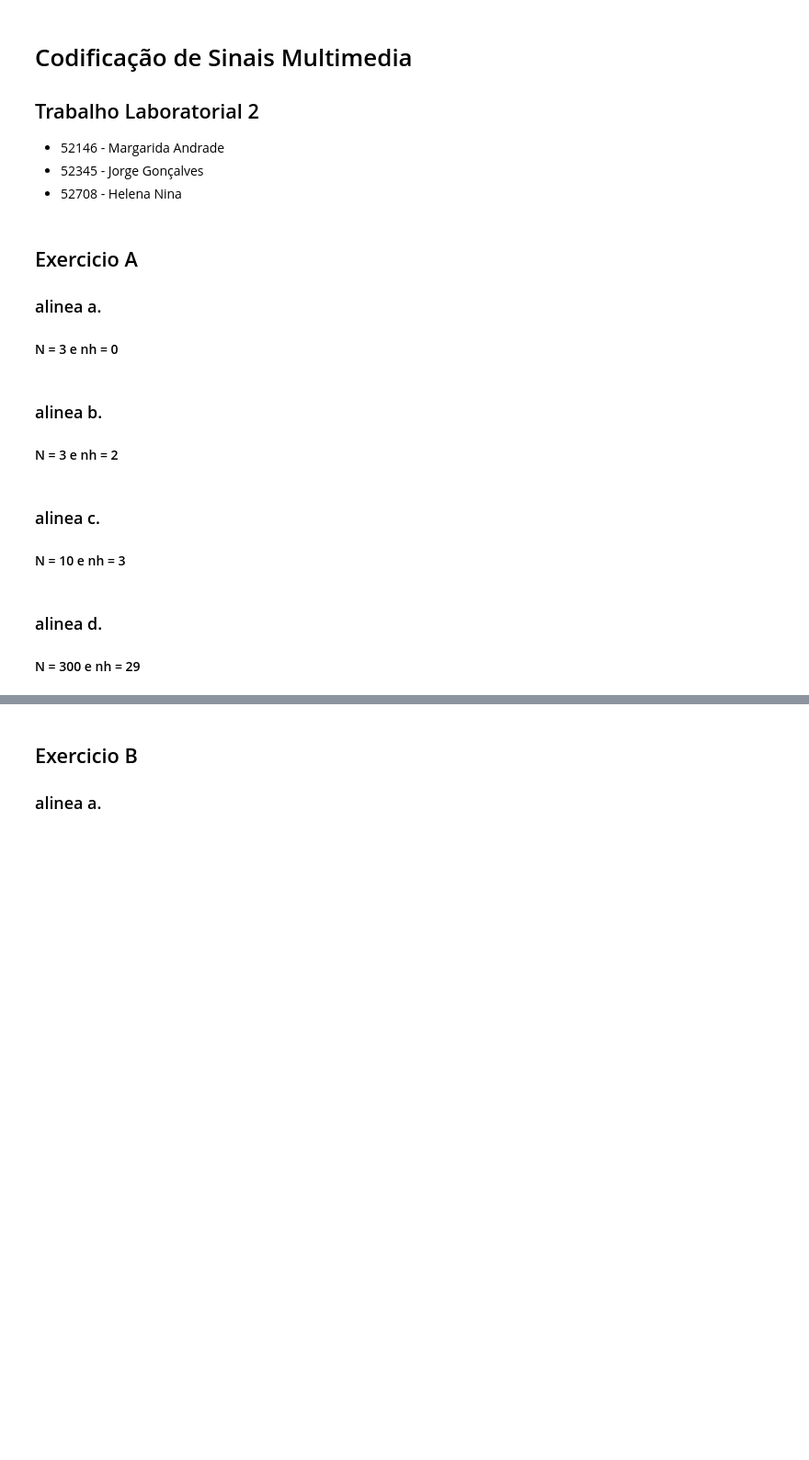
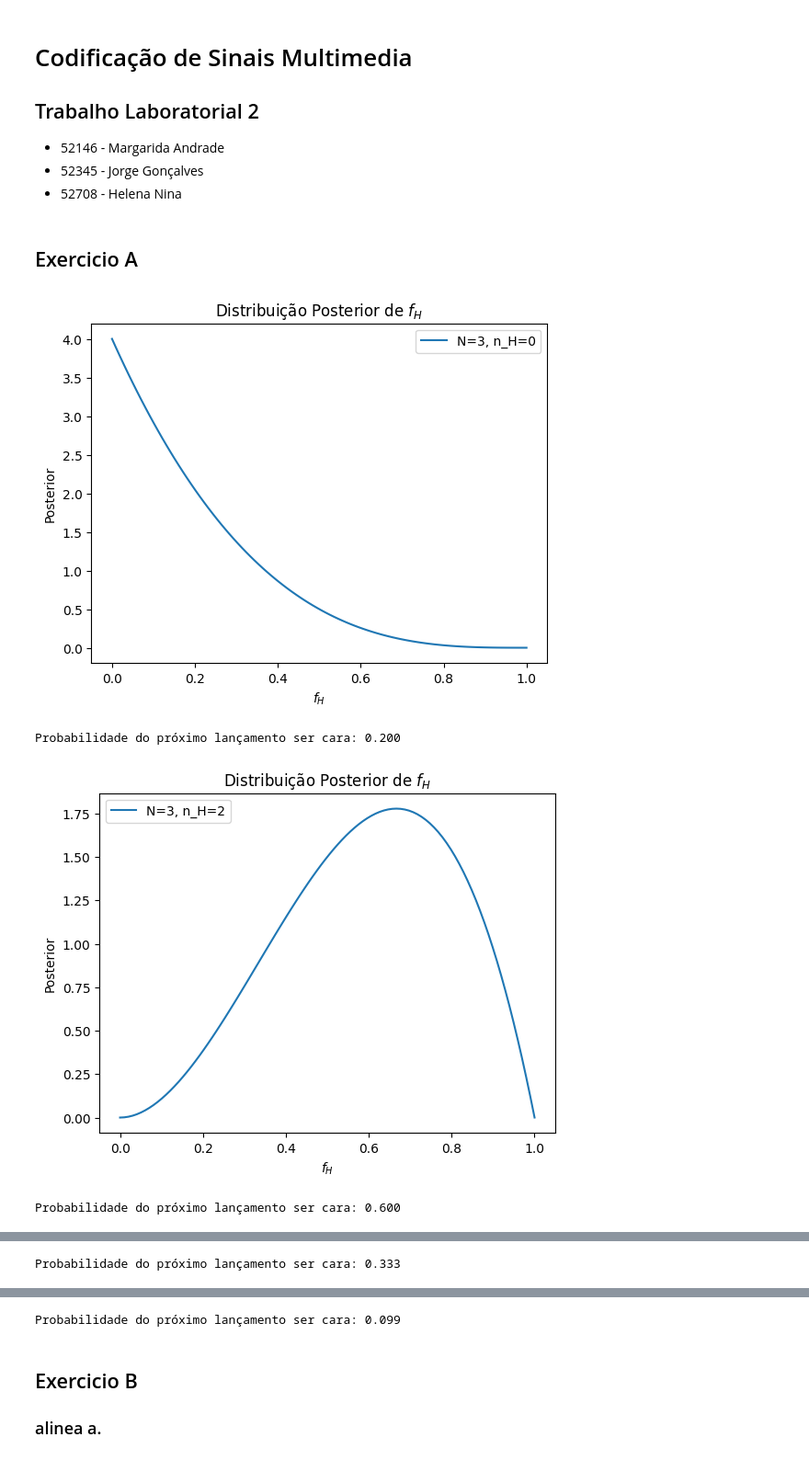
Before and after one commit to Djorgiii/Semestre3, a Jupyter notebook: Semestre4/csm/tp2/tp2.ipynb, the cells around one changed output, grey strips where cells are left out. Shown at 92% size. Cells and saved outputs as stored; diff of their text form; code cells hidden in the pictures; blank space fills up the shorter version.

```diff
--- a/Semestre4/csm/tp2/tp2.ipynb
+++ b/Semestre4/csm/tp2/tp2.ipynb
@@ -9,13 +12,30 @@
 # %% [markdown]
 ## Exercicio A
-### alinea a.
-#### N = 3 e nh = 0
-# %% [markdown]
-### alinea b.
-#### N = 3 e nh = 2
-# %% [markdown]
-### alinea c.
-#### N = 10 e nh = 3
-# %% [markdown]
-### alinea d.
-#### N = 300 e nh = 29
+# %%
+import numpy as np
+import matplotlib.pyplot as plt
+from scipy.stats import beta
+
+def plot_posterior(N, n_H):
+    a = n_H + 1
+    b = N - n_H + 1
+    f_H = np.linspace(0, 1, 100)
+    posterior = beta.pdf(f_H, a, b)
+    plt.plot(f_H, posterior, label=f'N={N}, n_H={n_H}')
+    plt.xlabel('$f_H$')
+    plt.ylabel('Posterior')
+    plt.title('Distribuição Posterior de $f_H$')
+    plt.legend()
+    plt.show()
+    print(f'Probabilidade do próximo lançamento ser cara: {a/(a+b):.3f}')
+
+# Exemplos do exercício
+plot_posterior(3, 0)
+plot_posterior(3, 2)
+plot_posterior(10, 3)
+plot_posterior(300, 29)
+# %% [output]
+[figure, added]
+Probabilidade do próximo lançamento ser cara: 0.200
+[figure, added]
+Probabilidade do próximo lançamento ser cara: 0.600
@@ -21,0 +43 @@
+Probabilidade do próximo lançamento ser cara: 0.333
@@ -22,3 +45,4 @@
+Probabilidade do próximo lançamento ser cara: 0.099
 # %% [markdown]
 ## Exercicio B
 ### alinea a.
```
Also changed, not shown: parts of 2 cells of this notebook.
